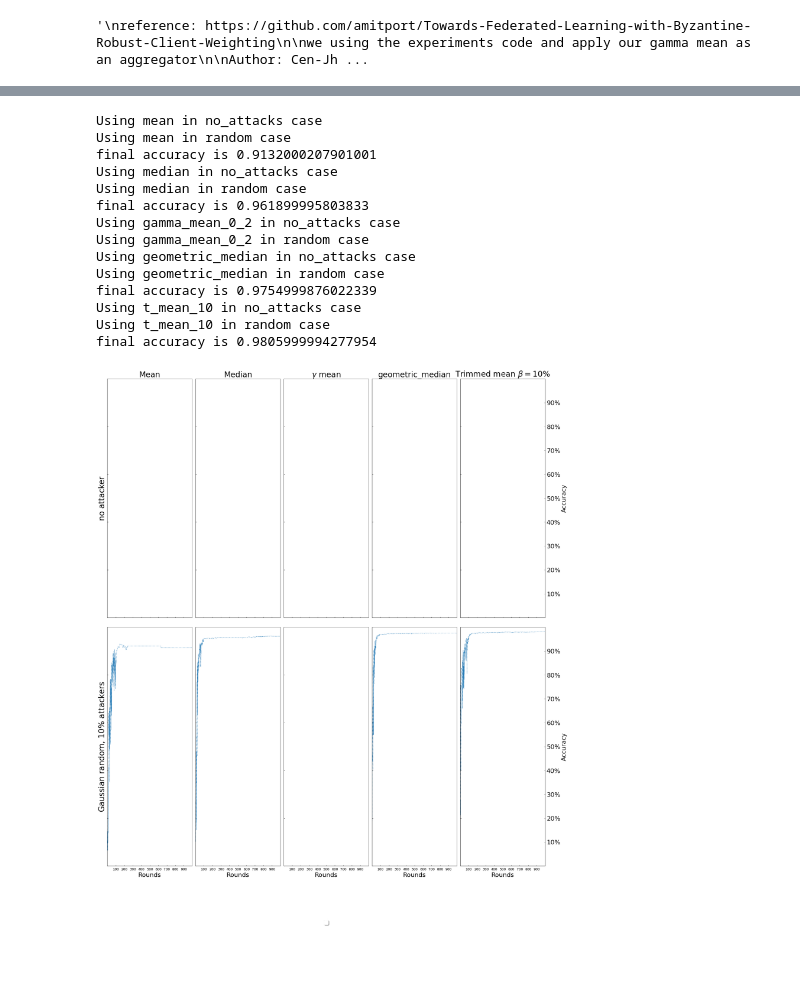
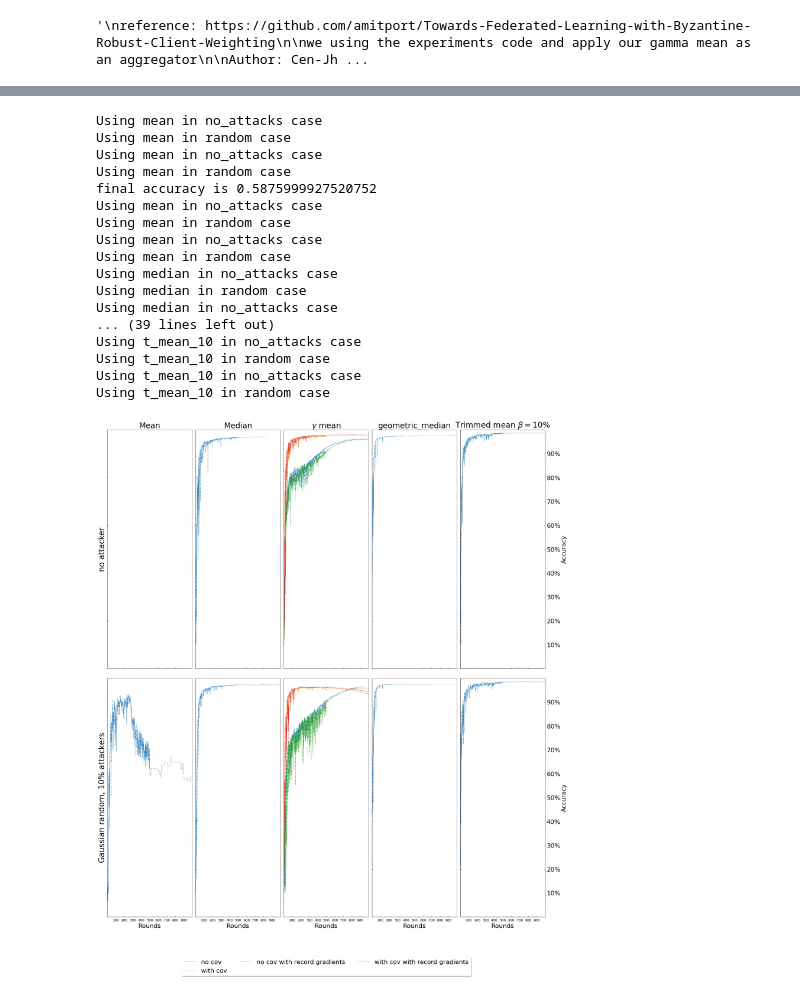
Before and after one commit to CenjhihLi/robust_federated_learning, a Jupyter notebook: mnist_results_plots.ipynb, the cells around one changed output, grey strips where cells are left out. Drawn from its saved outputs; the diff is of its cells as text; code cells hidden in the pictures; blank space fills up the shorter version.

Commit message:
Change plot

```diff
--- a/mnist_results_plots.ipynb
+++ b/mnist_results_plots.ipynb
@@ -202,58 +212,63 @@ for i in range(nrows):
 #     plt.setp(ax3.get_yticklabels(), visible=True)
 
 
-for i, aggr in enumerate(['mean', 'median', 'gamma_mean_0_2', 'geometric_median', 't_mean_10']):
-    attack_type = 'no_attacks'
-    exp_f1 = [
-        (f'experiments/{experiment}_{attack_type}/seed_{seed}/{aggr}_w_cpr_{cpr}', f'{aggr}[W] byz', 1, '-'),
-        (f'experiments/{experiment}_{attack_type}/seed_{seed}/{aggr}_cpr_{cpr}', f'{aggr}[1] byz', 0.6, ':'),
-    ]
-    print("Using {} in {} case".format(aggr,attack_type))
-    plot_range(exp_f1, axs[0][i], 0, 999, metric_idx=1)
-    attack_type = 'random'
-    exp_alpha_10 = [
-        (f'experiments/{experiment}_{attack_type}/seed_{seed}/{aggr}_w_cpr_{cpr}_b_{attack_type}_{real_alpha}_{num_samples_per_attacker}', f'{aggr}[W] byz', 1, '-'), #'#000000', '-',), #'#B30000', '-'),
-        (f'experiments/{experiment}_{attack_type}/seed_{seed}/{aggr}_cpr_{cpr}_b_{attack_type}_{real_alpha}_{num_samples_per_attacker}', f'{aggr}[1] byz', 0.6, ':'), #'#AAAAAA', ':',), #'#EE0303', ':'),
-    ]
-    print("Using {} in {} case".format(aggr,attack_type))
-    plot_range(exp_alpha_10, axs[1][i], 0, 999, metric_idx=1)
+for i, aggr in enumerate(['mean', 'median', 'gamma_mean_0_5', 'geometric_median', 't_mean_10']):
+    for subtype in ['simple_', '', 'simple_record_', 'record_']:
+        attack_type = 'no_attacks'
+        exp_f1 = [
+            (f'experiments/{experiment}_{attack_type}/seed_{seed}/{subtype}{aggr}_w_cpr_{cpr}', f'{aggr}[W] byz', 1, '-'),
+            (f'experiments/{experiment}_{attack_type}/seed_{seed}/{subtype}{aggr}_cpr_{cpr}', f'{aggr}[1] byz', 0.6, ':'),
+        ]
+        print("Using {} in {} case".format(aggr,attack_type))
+        plot_range(exp_f1, axs[0][i], 0, 999, metric_idx=1)
+        attack_type = 'random'
+        exp_alpha_10 = [
+            (f'experiments/{experiment}_{attack_type}/seed_{seed}/{subtype}{aggr}_w_cpr_{cpr}_b_{attack_type}_{real_alpha}_{num_samples_per_attacker}', f'{aggr}[W] byz', 1, '-'), #'#000000', '-',), #'#B30000', '-'),
+            (f'experiments/{experiment}_{attack_type}/seed_{seed}/{subtype}{aggr}_cpr_{cpr}_b_{attack_type}_{real_alpha}_{num_samples_per_attacker}', f'{aggr}[1] byz', 0.6, ':'), #'#AAAAAA', ':',), #'#EE0303', ':'),
+        ]
+        print("Using {} in {} case".format(aggr,attack_type))
+        plot_range(exp_alpha_10, axs[1][i], 0, 999, metric_idx=1)
 #lines = ax1.get_legend_handles_labels()[0]
 # color = plt.get_cmap("tab10")(0)
 ax8.legend(
 #     handles=(plt.Line2D([0], [0], color=color, linestyle='-'),
 #                     plt.Line2D([0], [0], color=color, alpha=0.8, linestyle='-.'),
 #                     plt.Line2D([0], [0], color=color, alpha=0.6, linestyle=':')),     # The line objects
-           labels=['With sample weight', 'Ignore sample weight'],   # The labels for each line
+           #labels=['With sample weight', 'Ignore sample weight'],   # The labels for each line
+           labels=['no cov', 'with cov', 'no cov with record gradients', 'with cov with record gradients'],   # The labels for each line
            loc="lower center",   # Position of legend
 #            borderpad=0.8,    # Small spacing around legend box
 #            title="Preprocessing",  # Title for the legend
 #            mode='expand',
 #            numpoints=1,# loc=4,
          fontsize=MEDIUM_SIZE,
            bbox_to_anchor=(0.5,-0.26),
            fancybox=True,
             shadow=True,
            ncol=3
 )
 for ax in axs.flat:
     ax.tick_params(direction="in")
     ax.margins(0)
     ax.label_outer()
 
 #fig.savefig('CNN_attackers_10%.pdf', format='pdf', bbox_inches='tight')
 # %% [output]
 Using mean in no_attacks case
 Using mean in random case
-final accuracy is 0.9132000207901001
+Using mean in no_attacks case
+Using mean in random case
+final accuracy is 0.5875999927520752
+Using mean in no_attacks case
+Using mean in random case
+Using mean in no_attacks case
+Using mean in random case
 Using median in no_attacks case
 Using median in random case
-final accuracy is 0.961899995803833
-Using gamma_mean_0_2 in no_attacks case
-Using gamma_mean_0_2 in random case
-Using geometric_median in no_attacks case
-Using geometric_median in random case
-final accuracy is 0.9754999876022339
+Using median in no_attacks case
+... (39 lines left out)
 Using t_mean_10 in no_attacks case
 Using t_mean_10 in random case
-final accuracy is 0.9805999994277954
+Using t_mean_10 in no_attacks case
+Using t_mean_10 in random case
-[figure, old version]
+[figure, new version]
```
Also changed, not shown: parts of 1 cell of this notebook.
